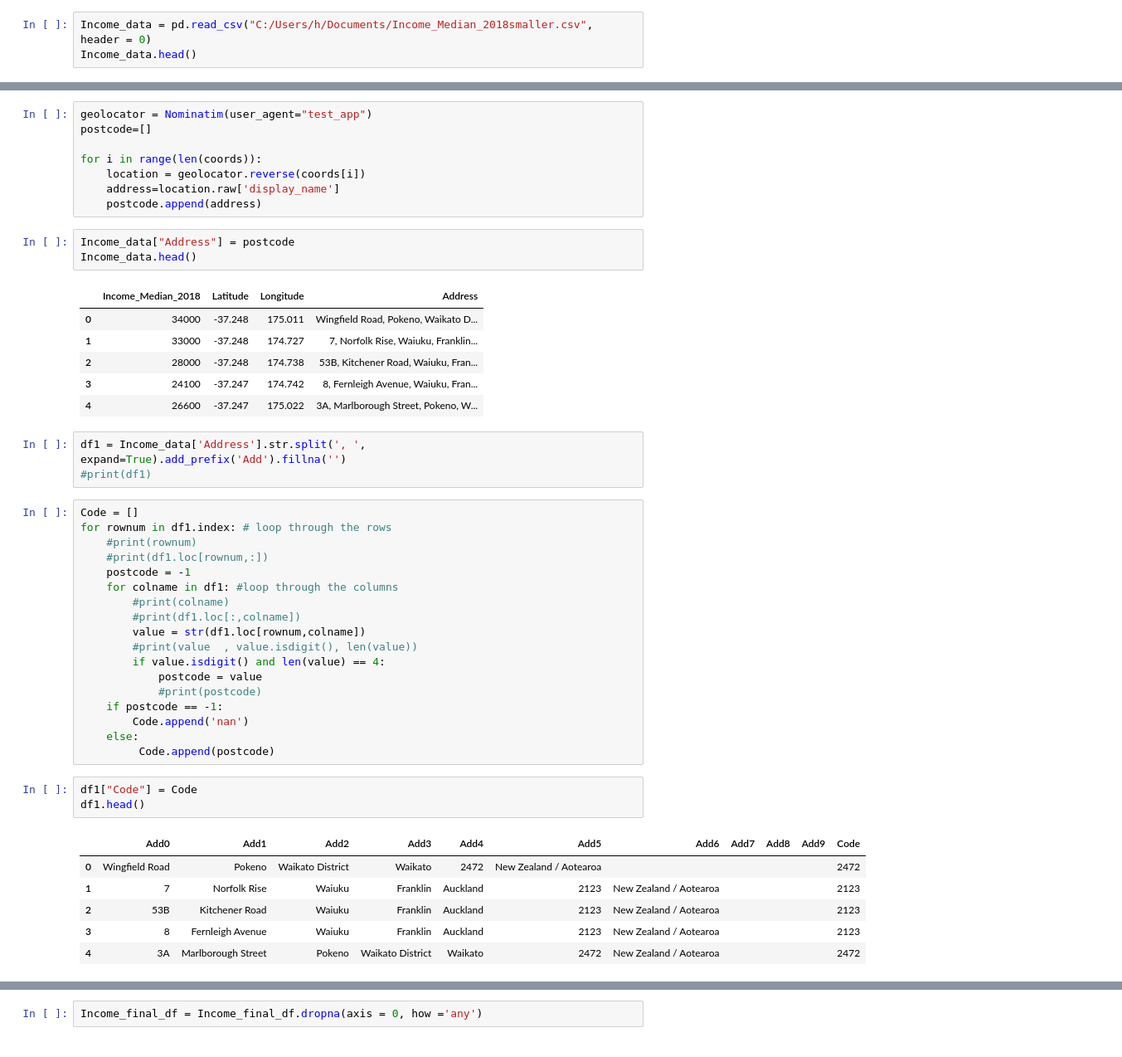
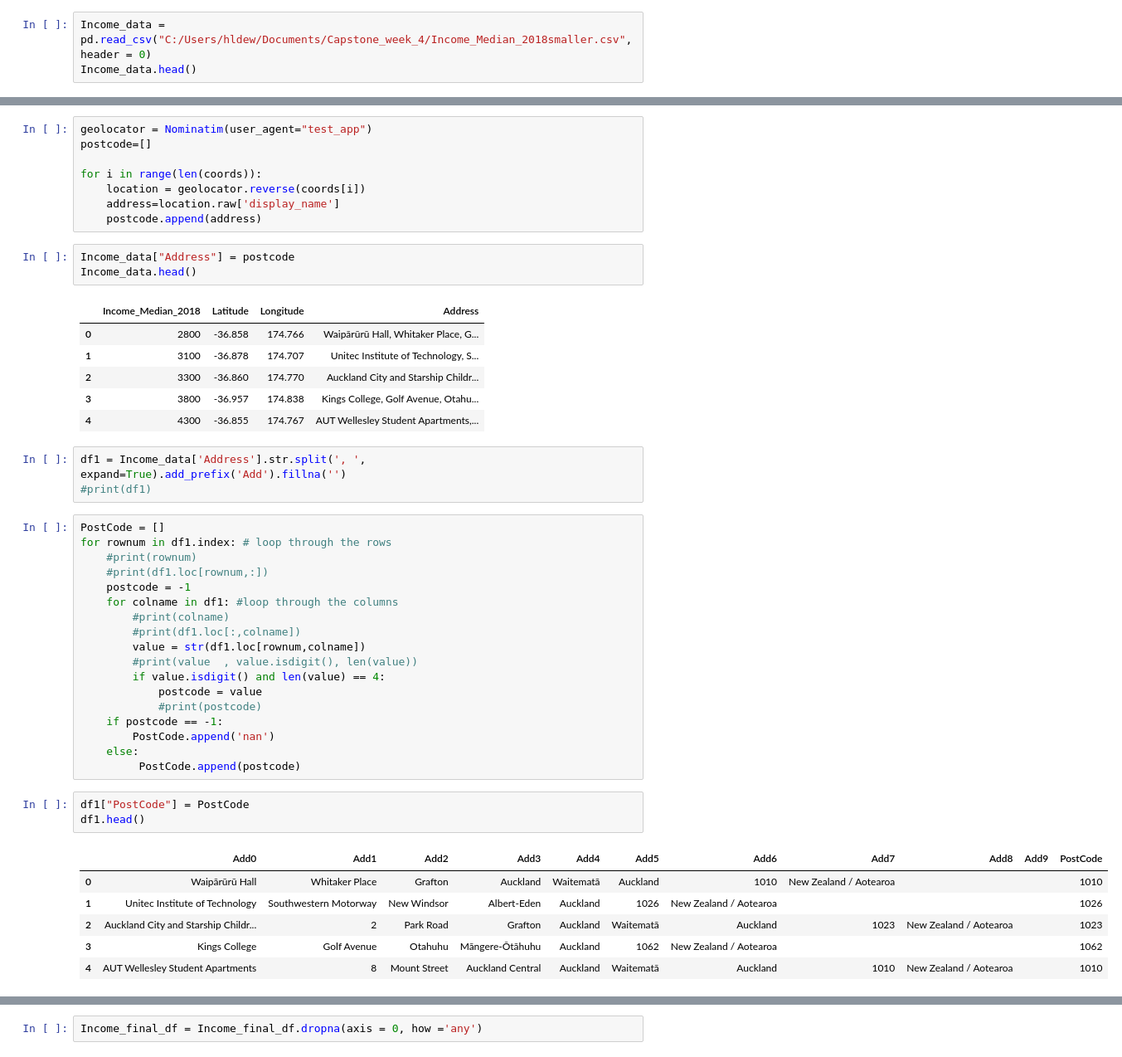
Before and after one commit to HilaryNZ/The-Battle-of-Neighborhoods-Capstone-Project, a Jupyter notebook: New Indian Restaurant in Auckland.ipynb, the cells around one changed output, grey strips where cells are left out. Shown at 83% size. Saved outputs shown, nothing was run; the diff lists cells and outputs as text.

```diff
--- a/New Indian Restaurant in Auckland.ipynb
+++ b/New Indian Restaurant in Auckland.ipynb
@@ -203,5 +396,5 @@ Postcodes associated with geolocations were acquired by using the centroid for e
 # %%
-Income_data = pd.read_csv("C:/Users/h/Documents/Income_Median_2018smaller.csv", header = 0)
+Income_data = pd.read_csv("C:/Users/hldew/Documents/Capstone_week_4/Income_Median_2018smaller.csv", header = 0)
 Income_data.head()
 # %% [output]
 |  | Income_Median_2018 | Latitude | Longitude |
@@ -237,16 +432,16 @@ Income_data["Address"] = postcode
 Income_data.head()
 # %% [output]
 |  | Income_Median_2018 | Latitude | Longitude | Address |
-| 0 | 34000 | -37.248 | 175.011 | Wingfield Road, Pokeno, Waikato D... |
-| 1 | 33000 | -37.248 | 174.727 | 7, Norfolk Rise, Waiuku, Franklin... |
-| 2 | 28000 | -37.248 | 174.738 | 53B, Kitchener Road, Waiuku, Fran... |
-| 3 | 24100 | -37.247 | 174.742 | 8, Fernleigh Avenue, Waiuku, Fran... |
-| 4 | 26600 | -37.247 | 175.022 | 3A, Marlborough Street, Pokeno, W... |
+| 0 | 2800 | -36.858 | 174.766 | Waipārūrū Hall, Whitaker Place, G... |
+| 1 | 3100 | -36.878 | 174.707 | Unitec Institute of Technology, S... |
+| 2 | 3300 | -36.860 | 174.770 | Auckland City and Starship Childr... |
+| 3 | 3800 | -36.957 | 174.838 | Kings College, Golf Avenue, Otahu... |
+| 4 | 4300 | -36.855 | 174.767 | AUT Wellesley Student Apartments,... |
 # %%
 df1 = Income_data['Address'].str.split(', ', expand=True).add_prefix('Add').fillna('')
 #print(df1)
 # %%
-Code = []
+PostCode = []
 for rownum in df1.index: # loop through the rows
     #print(rownum)
     #print(df1.loc[rownum,:])
@@ -260,19 +455,19 @@ for rownum in df1.index: # loop through the rows
             postcode = value
             #print(postcode)
     if postcode == -1:
-        Code.append('nan')
+        PostCode.append('nan')
     else:
-         Code.append(postcode)
+         PostCode.append(postcode)
 # %%
-df1["Code"] = Code
+df1["PostCode"] = PostCode
 df1.head()
 # %% [output]
-|  | Add0 | Add1 | Add2 | Add3 | Add4 | Add5 | Add6 | Add7 | Add8 | Add9 | Code |
-| 0 | Wingfield Road | Pokeno | Waikato District | Waikato | 2472 | New Zealand / Aotearoa |  |  |  |  | 2472 |
-| 1 | 7 | Norfolk Rise | Waiuku | Franklin | Auckland | 2123 | New Zealand / Aotearoa |  |  |  | 2123 |
-| 2 | 53B | Kitchener Road | Waiuku | Franklin | Auckland | 2123 | New Zealand / Aotearoa |  |  |  | 2123 |
-| 3 | 8 | Fernleigh Avenue | Waiuku | Franklin | Auckland | 2123 | New Zealand / Aotearoa |  |  |  | 2123 |
-| 4 | 3A | Marlborough Street | Pokeno | Waikato District | Waikato | 2472 | New Zealand / Aotearoa |  |  |  | 2472 |
+|  | Add0 | Add1 | Add2 | Add3 | Add4 | Add5 | Add6 | Add7 | Add8 | Add9 | PostCode |
+| 0 | Waipārūrū Hall | Whitaker Place | Grafton | Auckland | Waitematā | Auckland | 1010 | New Zealand / Aotearoa |  |  | 1010 |
+| 1 | Unitec Institute of Technology | Southwestern Motorway | New Windsor | Albert-Eden | Auckland | 1026 | New Zealand / Aotearoa |  |  |  | 1026 |
+| 2 | Auckland City and Starship Childr... | 2 | Park Road | Grafton | Auckland | Waitematā | Auckland | 1023 | New Zealand / Aotearoa |  | 1023 |
+| 3 | Kings College | Golf Avenue | Otahuhu | Māngere-Ōtāhuhu | Auckland | 1062 | New Zealand / Aotearoa |  |  |  | 1062 |
+| 4 | AUT Wellesley Student Apartments | 8 | Mount Street | Auckland Central | Auckland | Waitematā | Auckland | 1010 | New Zealand / Aotearoa |  | 1010 |
 # %%
 df2 = df1.drop(['Add0', 'Add1', 'Add2', 'Add3','Add4', 'Add5', 'Add6', 'Add7','Add8', 'Add9'], axis = 1)
 df2.head()
```
Also changed, not shown: parts of 78 cells of this notebook.
